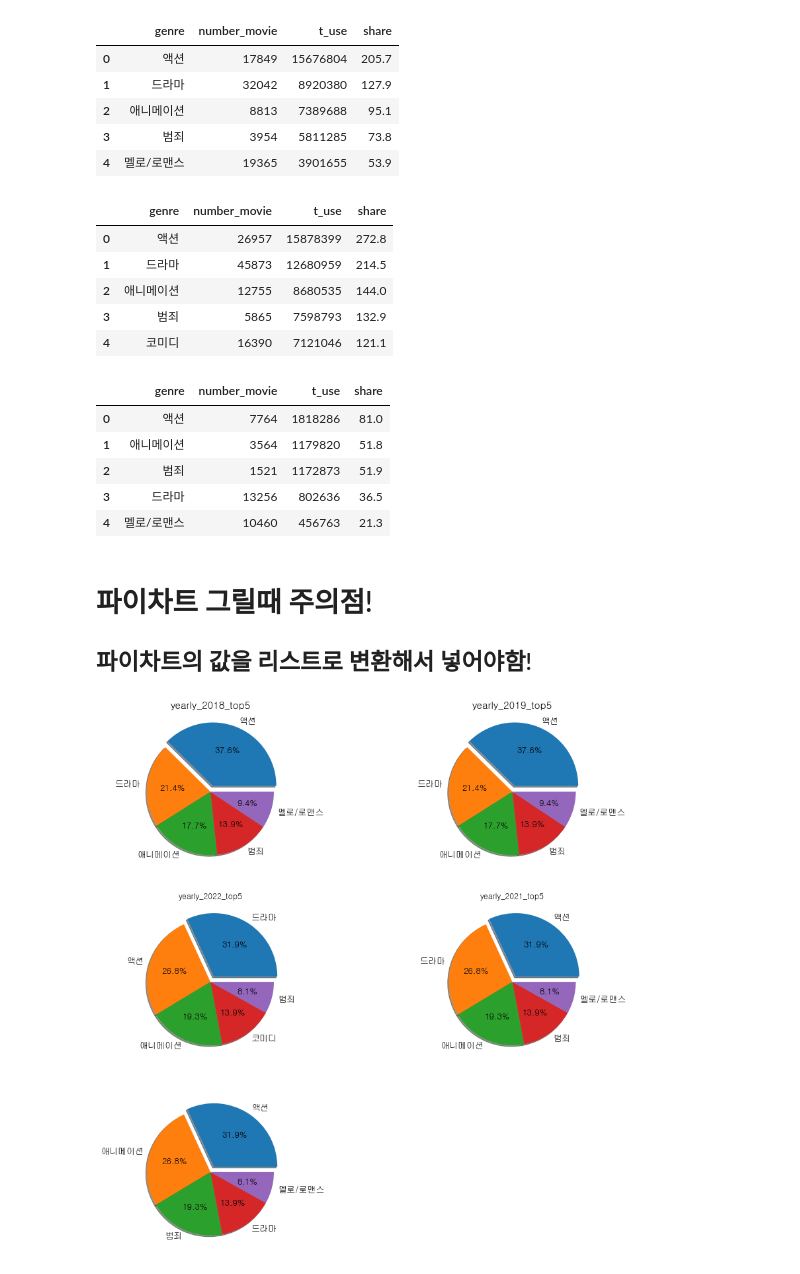
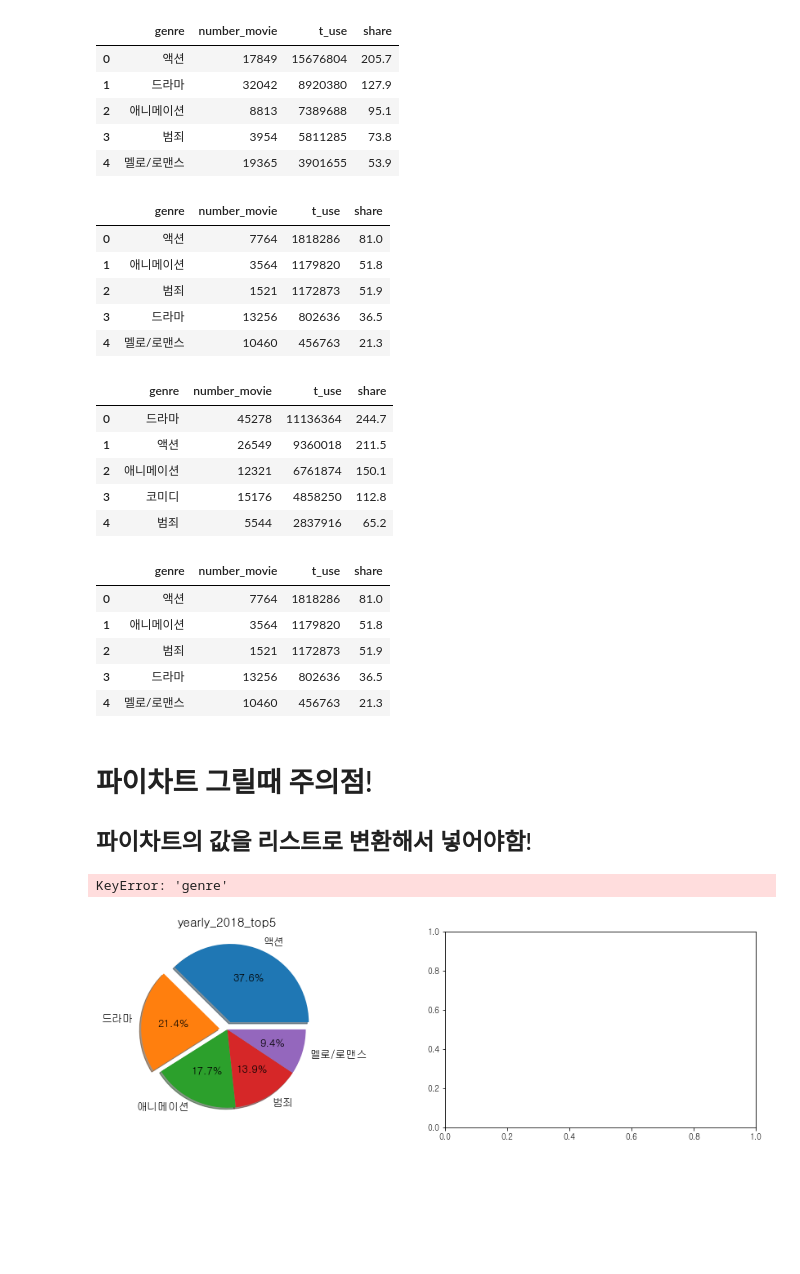
Before and after one commit to jeongmin5o/-DA-movie_covid19-analysis, a Jupyter notebook: mini_vis.ipynb, the cells around one changed output. Cells and saved outputs as stored; diff of their text form; code cells hidden in the pictures; blank space fills up the shorter version.

```diff
--- a/mini_vis.ipynb
+++ b/mini_vis.ipynb
@@ -89,34 +89,47 @@ yearly_2018_top5
 | 3 | 범죄 | 3954 | 5811285 | 73.8 |
 | 4 | 멜로/로맨스 | 19365 | 3901655 | 53.9 |
 # %%
-#2019년도
-yearly_2019_top5 = genre_total[genre_total['year'] ==2019].groupby(['genre']).sum().sort_values(by = 't_use',ascending=False).head(5).reset_index()
+# #2019년도
+
+yearly_2019_top5 = genre_total[genre_total['year'] ==2019].groupby(['genre']).sum().sort_values(by = 't_use',ascending=False).head(5)
+yearly_2019_top5.reset_index()
 yearly_2019_top5
+
+#2020년도
+yearly_2020_top5 = genre_total[genre_total['year'] ==2020].groupby(['genre']).sum().sort_values(by = 't_use',ascending=False).head(5).reset_index()
+yearly_2020_top5
+#2021년도
+yearly_2021_top5 = genre_total[genre_total['year'] ==2021].groupby(['genre']).sum().sort_values(by = 't_use',ascending=False).head(5).reset_index()
+yearly_2021_top5
+
+#2022년도
+yearly_2022_top5 = genre_total[genre_total['year'] ==2022].groupby(['genre']).sum().sort_values(by = 't_use',ascending=False).head(5).reset_index()
+yearly_2022_top5
 # %% [output]
 |  | genre | number_movie | t_use | share |
-| 0 | 액션 | 26957 | 15878399 | 272.8 |
-| 1 | 드라마 | 45873 | 12680959 | 214.5 |
-| 2 | 애니메이션 | 12755 | 8680535 | 144.0 |
-| 3 | 범죄 | 5865 | 7598793 | 132.9 |
-| 4 | 코미디 | 16390 | 7121046 | 121.1 |
+| 0 | 액션 | 7764 | 1818286 | 81.0 |
+| 1 | 애니메이션 | 3564 | 1179820 | 51.8 |
+| 2 | 범죄 | 1521 | 1172873 | 51.9 |
+| 3 | 드라마 | 13256 | 802636 | 36.5 |
+| 4 | 멜로/로맨스 | 10460 | 456763 | 21.3 |
-# %%
-#2020년도
-yearly_2020_top5 = genre_total[genre_total['year'] ==2020].groupby(['genre']).sum().sort_values(by = 't_use',ascending=False).head(5).reset_index()
-yearly_2020_top5
-#2021년도
-yearly_2021_top5 = genre_total[genre_total['year'] ==2021].groupby(['genre']).sum().sort_values(by = 't_use',ascending=False).head(5).reset_index()
-yearly_2021_top5
-
-#2022년도
-yearly_2022_top5 = genre_total[genre_total['year'] ==2022].groupby(['genre']).sum().sort_values(by = 't_use',ascending=False).head(5).reset_index()
-yearly_2022_top5
-# %% [output]
-|  | genre | number_movie | t_use | share |
-| 0 | 액션 | 7764 | 1818286 | 81.0 |
-| 1 | 애니메이션 | 3564 | 1179820 | 51.8 |
-| 2 | 범죄 | 1521 | 1172873 | 51.9 |
-| 3 | 드라마 | 13256 | 802636 | 36.5 |
-| 4 | 멜로/로맨스 | 10460 | 456763 | 21.3 |
+# %%
+yearly_2020_top5
+# %% [output]
+|  | genre | number_movie | t_use | share |
+| 0 | 드라마 | 45278 | 11136364 | 244.7 |
+| 1 | 액션 | 26549 | 9360018 | 211.5 |
+| 2 | 애니메이션 | 12321 | 6761874 | 150.1 |
+| 3 | 코미디 | 15176 | 4858250 | 112.8 |
+| 4 | 범죄 | 5544 | 2837916 | 65.2 |
+# %%
+yearly_2022_top5
+# %% [output]
+|  | genre | number_movie | t_use | share |
+| 0 | 액션 | 7764 | 1818286 | 81.0 |
+| 1 | 애니메이션 | 3564 | 1179820 | 51.8 |
+| 2 | 범죄 | 1521 | 1172873 | 51.9 |
+| 3 | 드라마 | 13256 | 802636 | 36.5 |
+| 4 | 멜로/로맨스 | 10460 | 456763 | 21.3 |
 # %% [markdown]
 # 파이차트 그릴때 주의점!
 ## 파이차트의 값을 리스트로 변환해서 넣어야함!
@@ -132,7 +145,7 @@ ax1 = plt.subplot(3,2,1)  # 행, 열, 위치
 ax1.pie(number,   # 파이 값
         labels = labels,   # 레이블 명 리스트로 주기
         autopct='%.1f%%',   # 안에 값 퍼센트로 표시
-        explode=[0.1, 0, 0, 0, 0],    # 조각 떼어내기(%)
+        explode=[0.1, 0.1, 0, 0, 0],    # 조각 떼어내기(%)
        shadow=True,    # 그림자 설정
         textprops={'size': 13}  )   # 폰트 사이즈
 
@@ -147,7 +160,7 @@ labels2 = yearly_2019_top5['genre']
 ax2.pie(number,   # 파이 값
         labels = labels,   # 레이블 명 리스트로 주기
         autopct='%.1f%%',   # 안에 값 퍼센트로 표시
-        explode=[0.1, 0, 0, 0, 0],    # 조각 떼어내기(%)
+        explode=[0.1, 0.1, 0, 0, 0],    # 조각 떼어내기(%)
        shadow=True,    # 그림자 설정
         textprops={'size': 13}  )   # 폰트 사이즈
 
@@ -164,7 +177,7 @@ ax3 = plt.subplot(3,2,3)
 ax3.pie( number3,
         labels = labels3,
         autopct='%.1f%%',   # 안에 값 퍼센트로 표시
-        explode=[0.1, 0, 0, 0, 0],    # 조각 떼어내기(%)
+        explode=[0.1, 0.1, 0, 0, 0],    # 조각 떼어내기(%)
        shadow=True,    # 그림자 설정
         textprops={'size': 13}  )   # 폰트 사이즈
 
@@ -184,36 +197,37 @@ ax4 = plt.subplot(3,2,4)
 ax4.pie( number3,
         labels = labels4,
         autopct='%.1f%%',   # 안에 값 퍼센트로 표시
-        explode=[0.1, 0, 0, 0, 0],    # 조각 떼어내기(%)
+        explode=[0.1, 0.1, 0, 0, 0],    # 조각 떼어내기(%)
        shadow=True,    # 그림자 설정
         textprops={'size': 13}  )   # 폰트 사이즈
 
 
 ax4.set_title('yearly_2021_top5')
 
 
 
 ############
 number5 = yearly_2022_top5['t_use']
 labels5 = yearly_2022_top5['genre']
 
 
 ax5 = plt.subplot(3,2,5)
 
 ax5.pie( number3,
         labels = labels5,
         autopct='%.1f%%',   # 안에 값 퍼센트로 표시
-        explode=[0.1, 0, 0, 0, 0],    # 조각 떼어내기(%)
+        explode=[0.1, 0.1, 0, 0, 0],    # 조각 떼어내기(%)
        shadow=True,    # 그림자 설정
         textprops={'size': 13}  )   # 폰트 사이즈
 
 ax3.set_title('yearly_2022_top5')
 
 
 
 
 
 
 plt.show()
 # %% [output]
+KeyError: 'genre'
-[figure, old version]
+[figure, new version]
```
